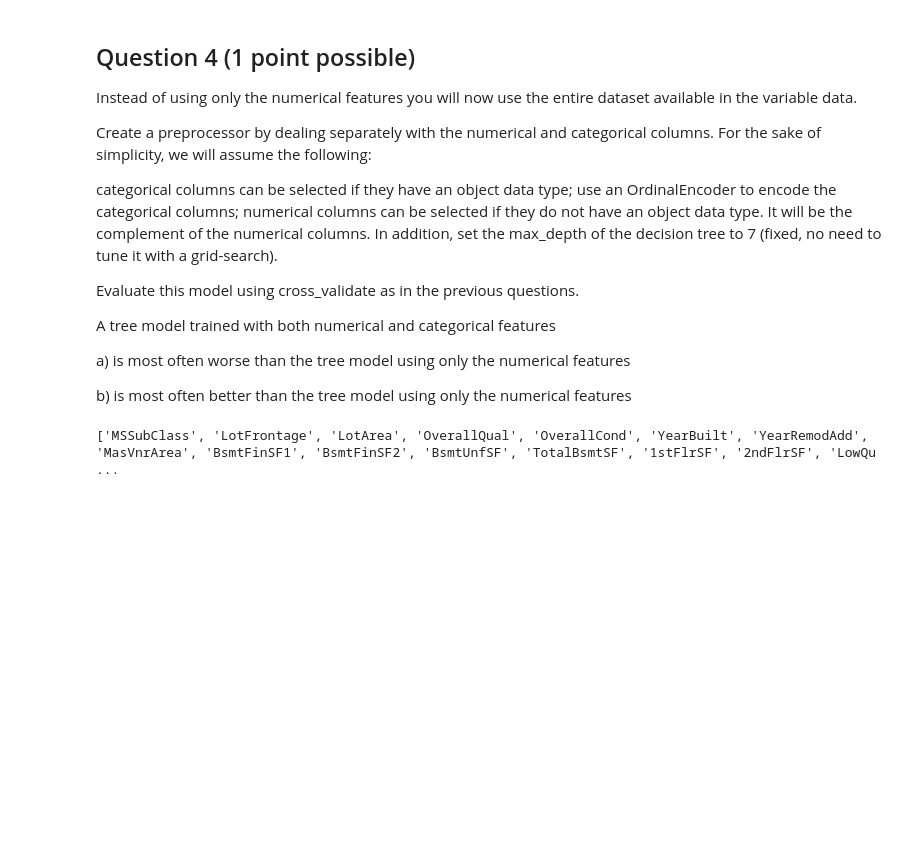
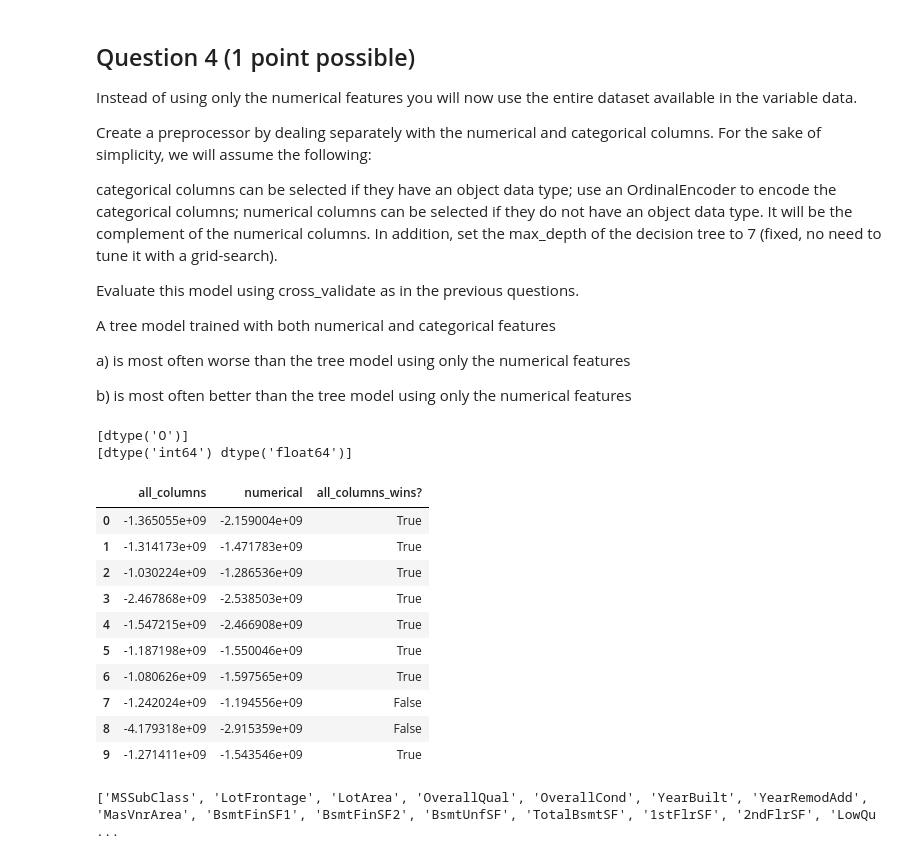
Before and after one commit to xBorja042/INRIA_SCIKITLEARN, a Jupyter notebook: 5.-decision_trees/notebooks/QUIZ_trees_questions.ipynb, the cells around one changed output. Cells and saved outputs as stored; diff of their text form; code cells hidden in the pictures; blank space fills up the shorter version.

```diff
--- a/5.-decision_trees/notebooks/QUIZ_trees_questions.ipynb
+++ b/5.-decision_trees/notebooks/QUIZ_trees_questions.ipynb
@@ -250,15 +246,54 @@ b) is most often better than the tree model using only the numerical features
 # %%
 from sklearn.compose import ColumnTransformer
 from sklearn.preprocessing import OrdinalEncoder
 from sklearn.compose import make_column_selector as selector
+from sklearn.pipeline import make_pipeline
+
+
 
 categorical_columns_selector = selector(dtype_include=object)
 categorical_columns = categorical_columns_selector(data)
+print(data[categorical_columns].dtypes.unique())
+
+
+
 
 categorical_preprocessor = OrdinalEncoder(handle_unknown="use_encoded_value", unknown_value=-1)
 
-preprocessor_cat = ColumnTransformer([('cat_preprocessor', categorical_preprocessor, categorical_columns),],
-                                 remainder='passthrough', parse_threshold=0)
+from sklearn.preprocessing import StandardScaler
+scaler = StandardScaler()
+numerical_columns = [col for col in data.columns if col not in categorical_columns]
+print(data[numerical_columns].dtypes.unique())
+
+preprocessor = ColumnTransformer([('cat_preprocessor', categorical_preprocessor, categorical_columns),
+                                     ('num_processor', scaler, numerical_columns)])
+
+tree = DecisionTreeRegressor(max_depth=7)
+
+model = make_pipeline(preprocessor, tree)
+
+cv_results_tree_all_columns = cross_validate(model, data, target,
+                            cv=10, scoring="neg_mean_squared_error",
+                            return_train_score=True,
+                            return_estimator=True)
+df = pd.DataFrame({"all_columns": cv_results_tree_all_columns["test_score"], "numerical": cv_results_tree["test_score"]})
+df["all_columns_wins?"] = df["all_columns"] > df["numerical"]
+
+df
+# %% [output]
+[dtype('O')]
+[dtype('int64') dtype('float64')]
+|  | all_columns | numerical | all_columns_wins? |
+| 0 | -1.365055e+09 | -2.159004e+09 | True |
+| 1 | -1.314173e+09 | -1.471783e+09 | True |
+| 2 | -1.030224e+09 | -1.286536e+09 | True |
+| 3 | -2.467868e+09 | -2.538503e+09 | True |
+| 4 | -1.547215e+09 | -2.466908e+09 | True |
+| 5 | -1.187198e+09 | -1.550046e+09 | True |
+| 6 | -1.080626e+09 | -1.597565e+09 | True |
+| 7 | -1.242024e+09 | -1.194556e+09 | False |
+| 8 | -4.179318e+09 | -2.915359e+09 | False |
+| 9 | -1.271411e+09 | -1.543546e+09 | True |
 # %%
 print([col for col in data.columns if col not in categorical_columns], sep = ",")
 # %% [output]
```
Also changed, not shown: parts of 7 cells of this notebook, 1 other file.
